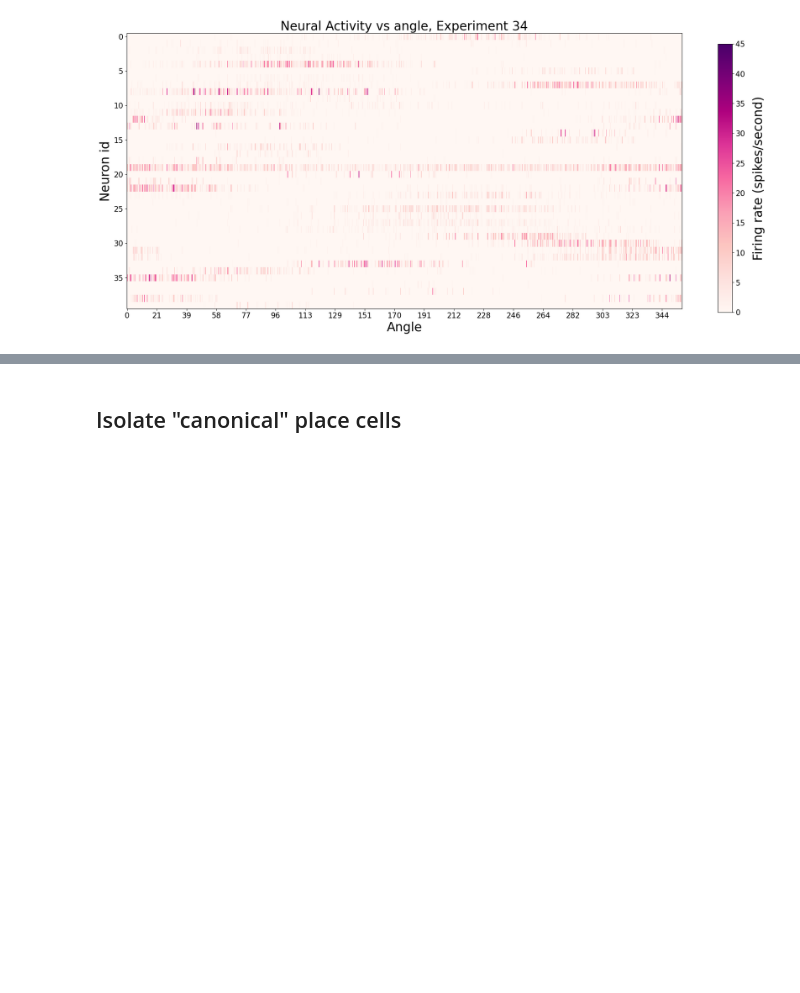
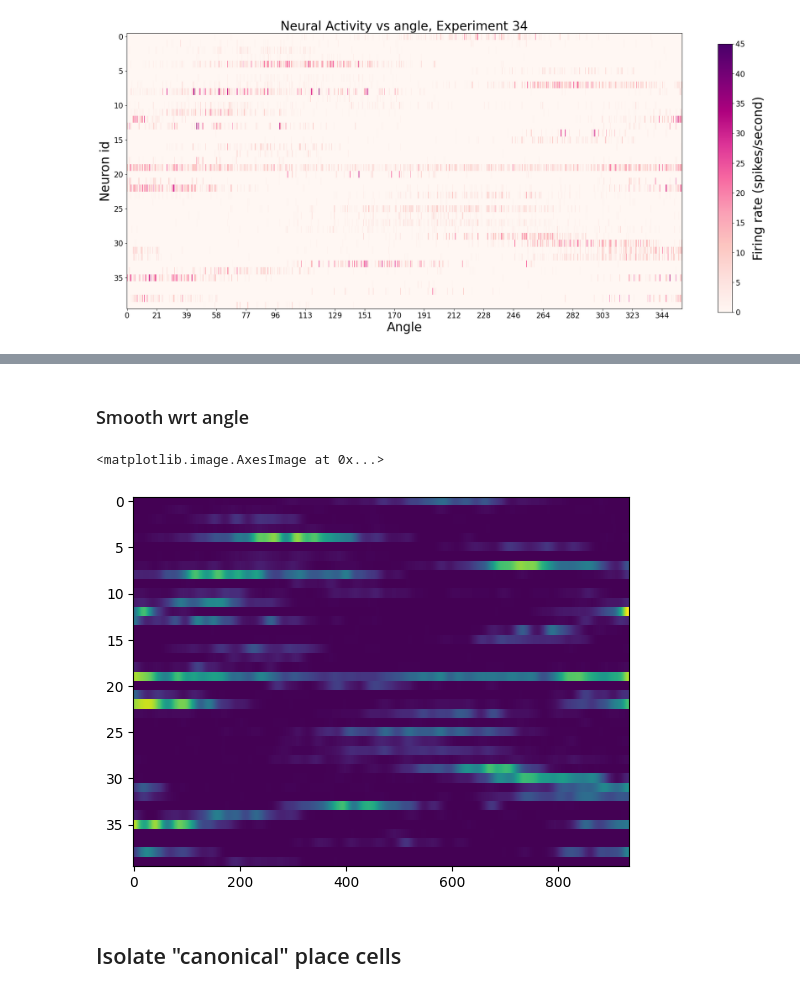
Before and after one commit to geometric-intelligence/neurometry, a Jupyter notebook: neuralgeom/notebooks/13_process_hippocampal_data.ipynb, the cells around one changed output, grey strips where cells are left out. Drawn from its saved outputs; the diff is of its cells as text; code cells hidden in the pictures; blank space fills up the shorter version.

```diff
--- a/neuralgeom/notebooks/13_process_hippocampal_data.ipynb
+++ b/neuralgeom/notebooks/13_process_hippocampal_data.ipynb
@@ -191,3 +187,17 @@ Smooth the binned data?
+# %% [markdown]
+### Smooth wrt angle
+# %%
+from scipy.ndimage.filters import gaussian_filter1d
+
+# Apply the Gaussian filter to smooth the spike train
+# 'sigma' is the standard deviation of the Gaussian kernel, in units of time bins
+sigma = 10
+smoothed_sorted_neural_activity = gaussian_filter1d(sorted_neural_activity.astype(float),sigma, axis=0)
+
+plt.imshow(smoothed_sorted_neural_activity.T,aspect="auto",interpolation="none")
+# %% [output]
+<matplotlib.image.AxesImage at 0x...>
+[figure, added]
 # %% [markdown]
 ## Isolate "canonical" place cells
 # %% [markdown]
```
Also changed, not shown: parts of 42 cells of this notebook.
